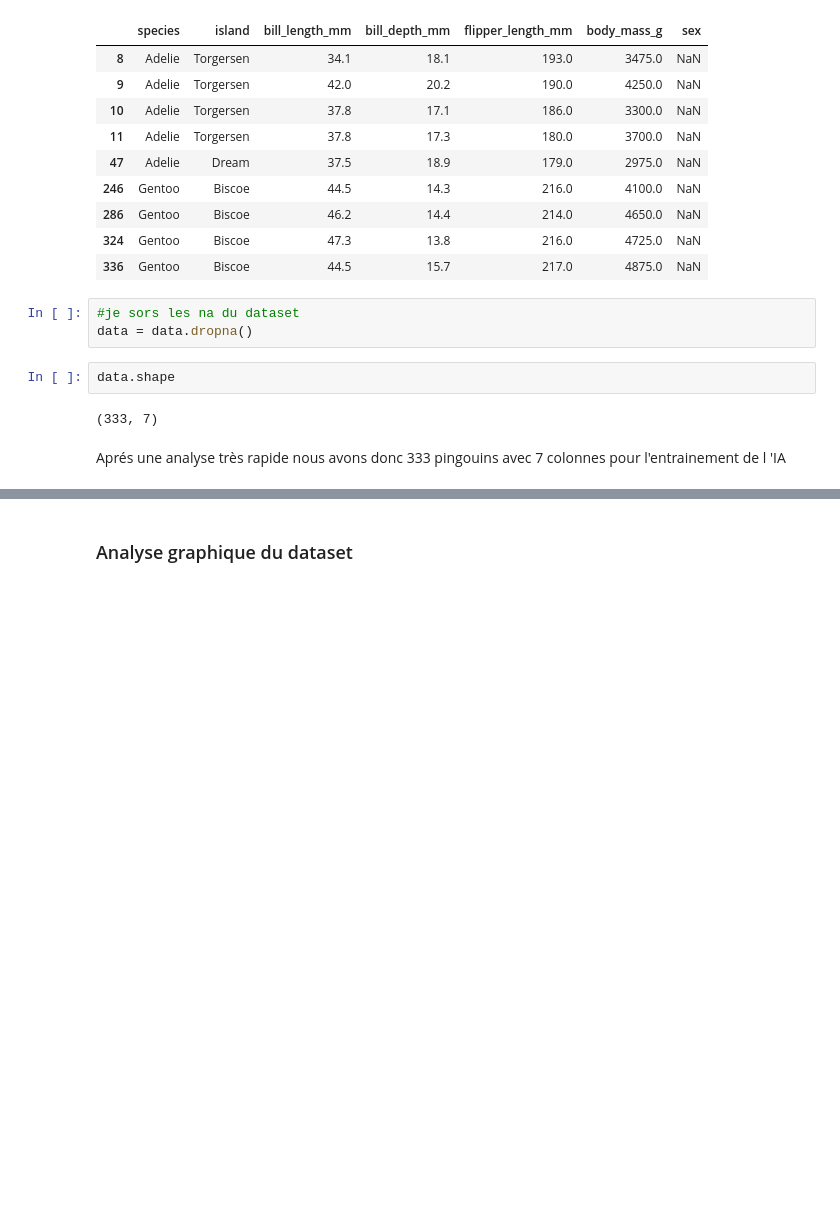
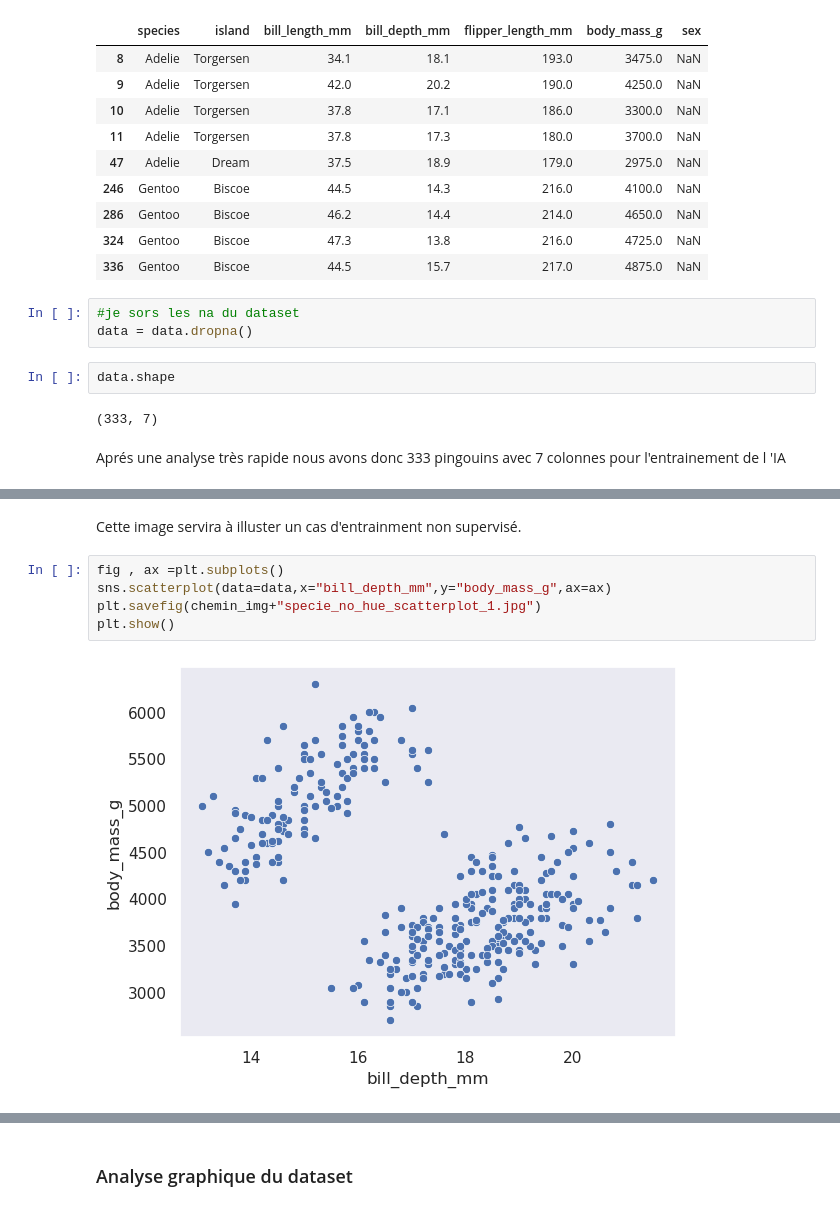
Before and after one commit to barrmath/web_pingouin, a Jupyter notebook: Passion_Pingouins.ipynb, the cells around one changed output, grey strips where cells are left out. Saved outputs shown, nothing was run; the diff lists cells and outputs as text; blank space fills up the shorter version.

```diff
--- a/Passion_Pingouins.ipynb
+++ b/Passion_Pingouins.ipynb
@@ -137,0 +145,9 @@ Aprés une analyse très rapide nous avons donc 333 pingouins avec 7 colonnes po
+# %% [markdown]
+Cette image servira à illuster un cas d'entrainment non supervisé.
+# %%
+fig , ax =plt.subplots()
+sns.scatterplot(data=data,x="bill_depth_mm",y="body_mass_g",ax=ax)
+plt.savefig(chemin_img+"specie_no_hue_scatterplot_1.jpg")
+plt.show()
+# %% [output]
+[figure, added]
```
Also changed, not shown: parts of 20 cells of this notebook, 17 other files.
